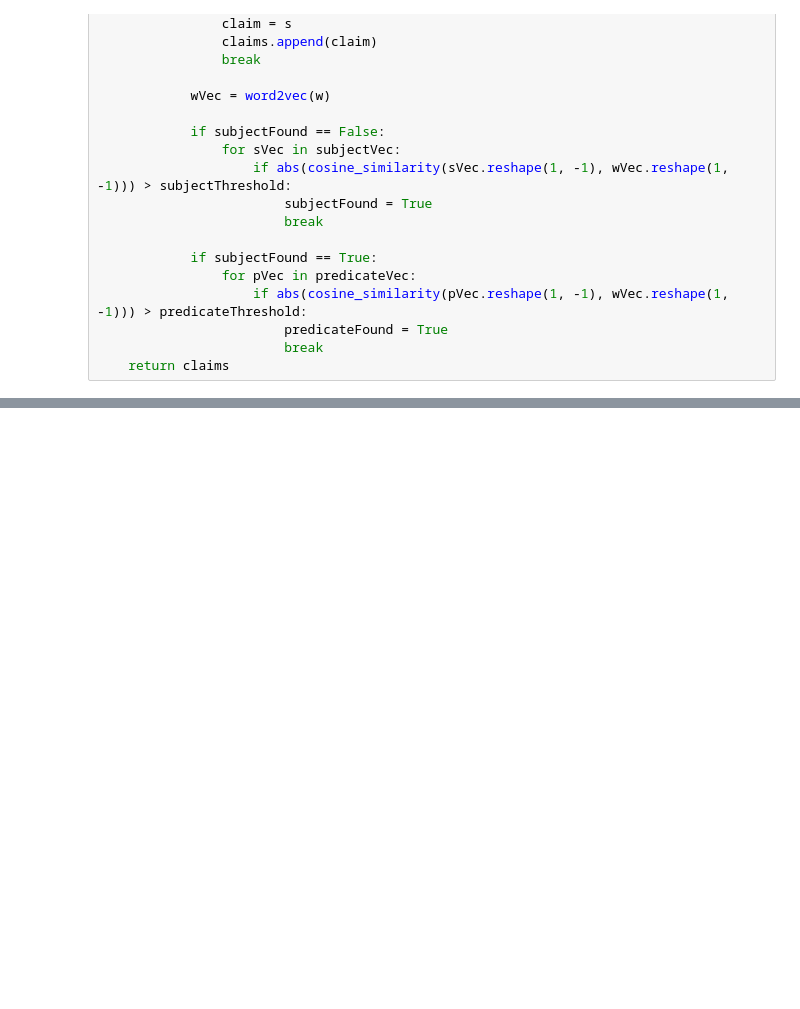
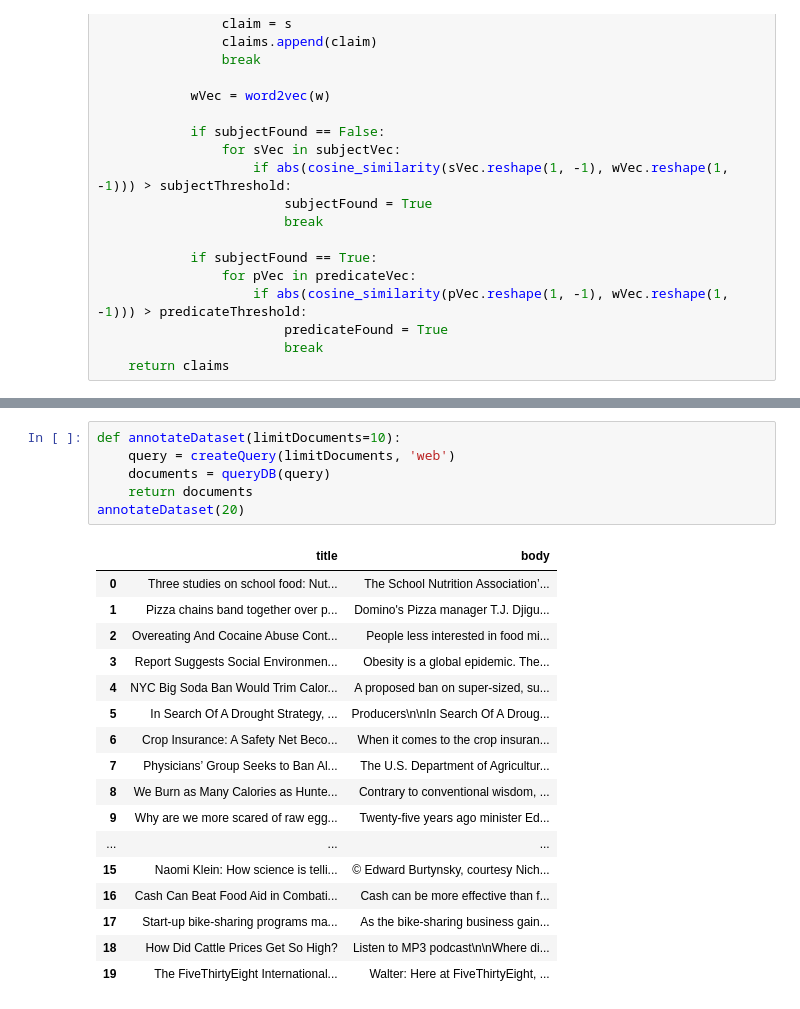
Before and after one commit to psmeros/SciLens, a Jupyter notebook: src/Argument Extraction.ipynb, the cells around one changed output, grey strips where cells are left out. Cells and saved outputs as stored; diff of their text form; blank space fills up the shorter version.

```diff
--- a/src/Argument Extraction.ipynb
+++ b/src/Argument Extraction.ipynb
@@ -138,0 +147,24 @@ Length: 100, dtype: object
+# %%
+def annotateDataset(limitDocuments=10):
+    query = createQuery(limitDocuments, 'web')
+    documents = queryDB(query)
+    return documents
+annotateDataset(20)
+# %% [output]
+|  | title | body |
+| 0 | Three studies on school food: Nut... | The School Nutrition Association’... |
+| 1 | Pizza chains band together over p... | Domino's Pizza manager T.J. Djigu... |
+| 2 | Overeating And Cocaine Abuse Cont... | People less interested in food mi... |
+| 3 | Report Suggests Social Environmen... | Obesity is a global epidemic. The... |
+| 4 | NYC Big Soda Ban Would Trim Calor... | A proposed ban on super-sized, su... |
+| 5 | In Search Of A Drought Strategy, ... | Producers\n\nIn Search Of A Droug... |
+| 6 | Crop Insurance: A Safety Net Beco... | When it comes to the crop insuran... |
+| 7 | Physicians’ Group Seeks to Ban Al... | The U.S. Department of Agricultur... |
+| 8 | We Burn as Many Calories as Hunte... | Contrary to conventional wisdom, ... |
+| 9 | Why are we more scared of raw egg... | Twenty-five years ago minister Ed... |
+| ... | ... | ... |
+| 15 | Naomi Klein: How science is telli... | © Edward Burtynsky, courtesy Nich... |
+| 16 | Cash Can Beat Food Aid in Combati... | Cash can be more effective than f... |
+| 17 | Start-up bike-sharing programs ma... | As the bike-sharing business gain... |
+| 18 | How Did Cattle Prices Get So High? | Listen to MP3 podcast\n\nWhere di... |
+| 19 | The FiveThirtyEight International... | Walter: Here at FiveThirtyEight, ... |
```
Also changed, not shown: parts of 2 cells of this notebook, 1 other file.
